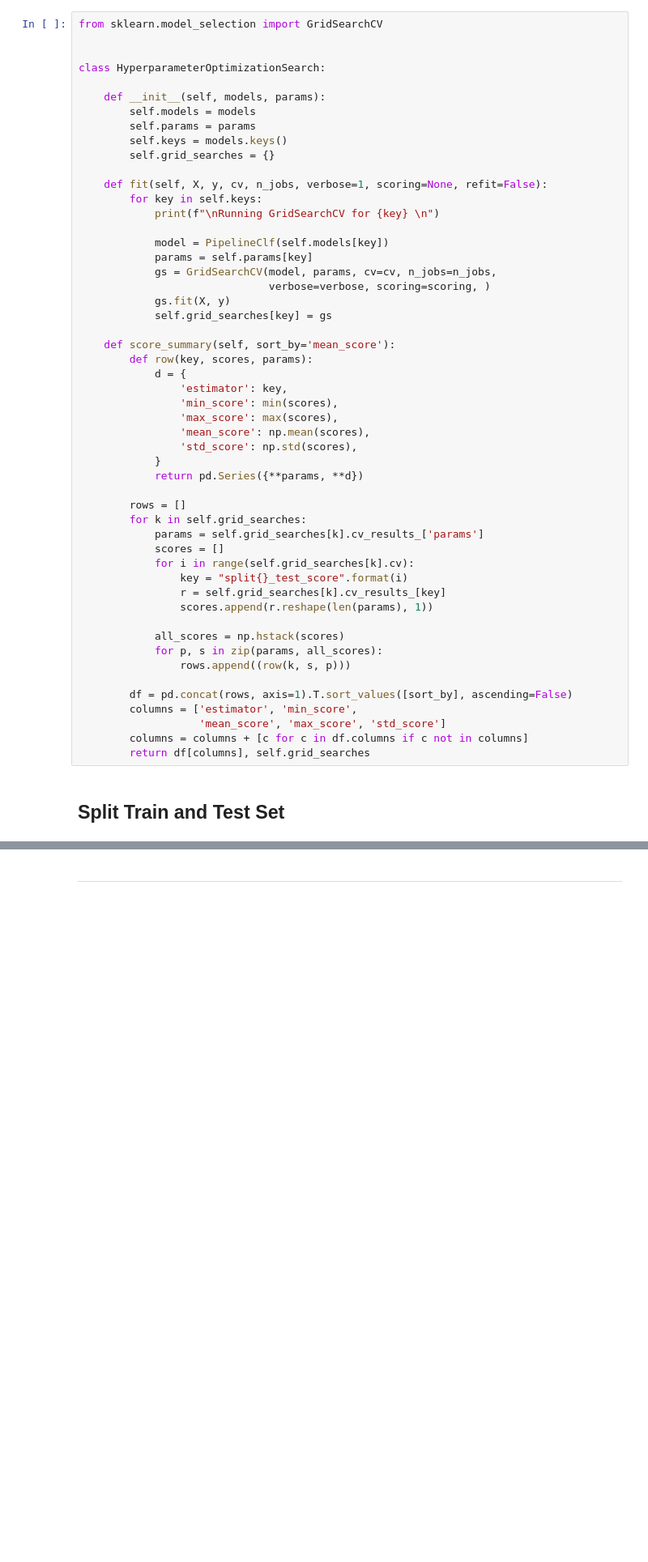
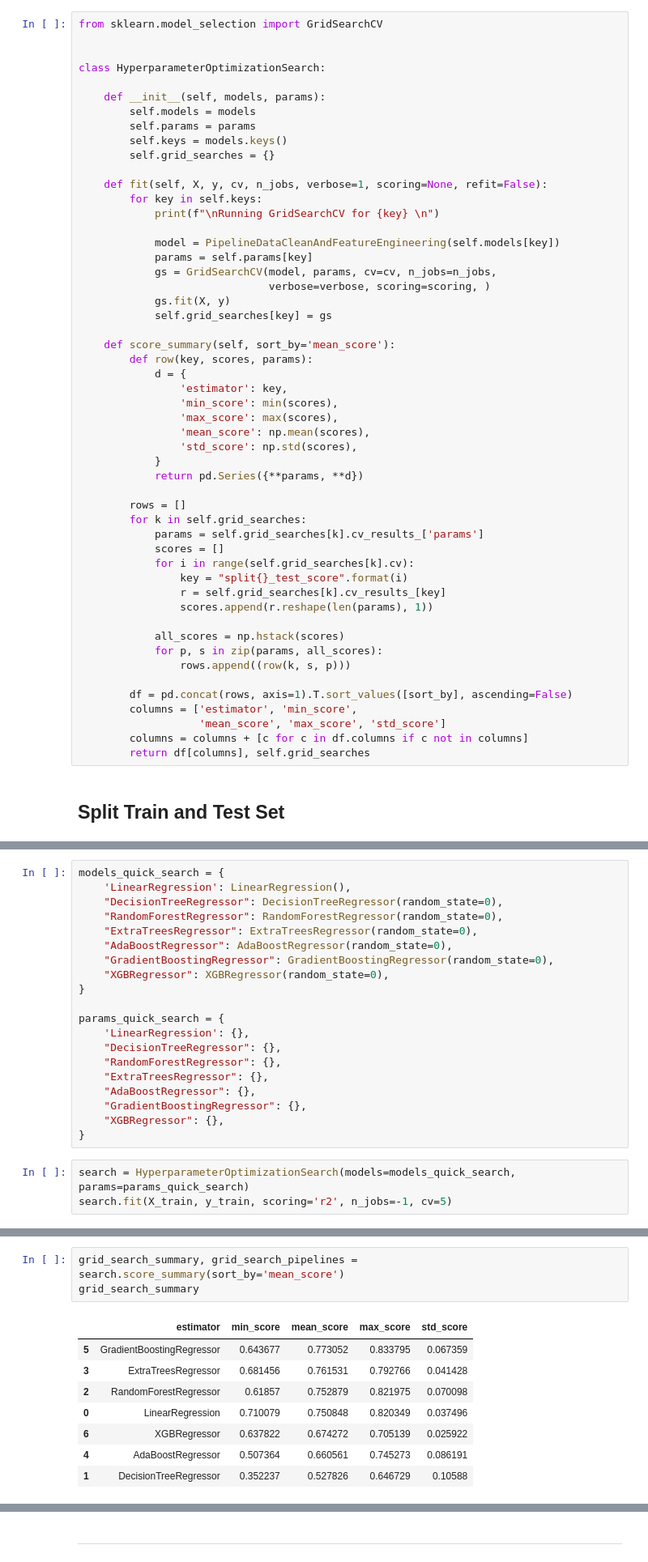
Before and after one commit to jojouna/pp5-housing-issue, a Jupyter notebook: jupyter_notebooks/05 - Modelling-Evaluation.ipynb, the cells around one changed output, grey strips where cells are left out. Shown at 81% size. Saved outputs shown, nothing was run; the diff lists cells and outputs as text; blank space fills up the shorter version.

Commit message:
modelling evaluation: keep working on grid search cv

```diff
--- a/jupyter_notebooks/05 - Modelling-Evaluation.ipynb
+++ b/jupyter_notebooks/05 - Modelling-Evaluation.ipynb
@@ -162,7 +146,7 @@ class HyperparameterOptimizationSearch:
         for key in self.keys:
             print(f"\nRunning GridSearchCV for {key} \n")
 
-            model = PipelineClf(self.models[key])
+            model = PipelineDataCleanAndFeatureEngineering(self.models[key])
             params = self.params[key]
             gs = GridSearchCV(model, params, cv=cv, n_jobs=n_jobs,
                               verbose=verbose, scoring=scoring, )
@@ -216,0 +223,23 @@ Test set: (292, 21) (292,)
+# %%
+models_quick_search = {
+    'LinearRegression': LinearRegression(),
+    "DecisionTreeRegressor": DecisionTreeRegressor(random_state=0),
+    "RandomForestRegressor": RandomForestRegressor(random_state=0),
+    "ExtraTreesRegressor": ExtraTreesRegressor(random_state=0),
+    "AdaBoostRegressor": AdaBoostRegressor(random_state=0),
+    "GradientBoostingRegressor": GradientBoostingRegressor(random_state=0),
+    "XGBRegressor": XGBRegressor(random_state=0),
+}
+
+params_quick_search = {
+    'LinearRegression': {},
+    "DecisionTreeRegressor": {},
+    "RandomForestRegressor": {},
+    "ExtraTreesRegressor": {},
+    "AdaBoostRegressor": {},
+    "GradientBoostingRegressor": {},
+    "XGBRegressor": {},
+}
+# %%
+search = HyperparameterOptimizationSearch(models=models_quick_search, params=params_quick_search)
+search.fit(X_train, y_train, scoring='r2', n_jobs=-1, cv=5)
@@ -216,0 +268,12 @@ Test set: (292, 21) (292,)
+# %%
+grid_search_summary, grid_search_pipelines = search.score_summary(sort_by='mean_score')
+grid_search_summary
+# %% [output]
+|  | estimator | min_score | mean_score | max_score | std_score |
+| 5 | GradientBoostingRegressor | 0.643677 | 0.773052 | 0.833795 | 0.067359 |
+| 3 | ExtraTreesRegressor | 0.681456 | 0.761531 | 0.792766 | 0.041428 |
+| 2 | RandomForestRegressor | 0.61857 | 0.752879 | 0.821975 | 0.070098 |
+| 0 | LinearRegression | 0.710079 | 0.750848 | 0.820349 | 0.037496 |
+| 6 | XGBRegressor | 0.637822 | 0.674272 | 0.705139 | 0.025922 |
+| 4 | AdaBoostRegressor | 0.507364 | 0.660561 | 0.745273 | 0.086191 |
+| 1 | DecisionTreeRegressor | 0.352237 | 0.527826 | 0.646729 | 0.10588 |
```
Also changed, not shown: parts of 10 cells of this notebook.
